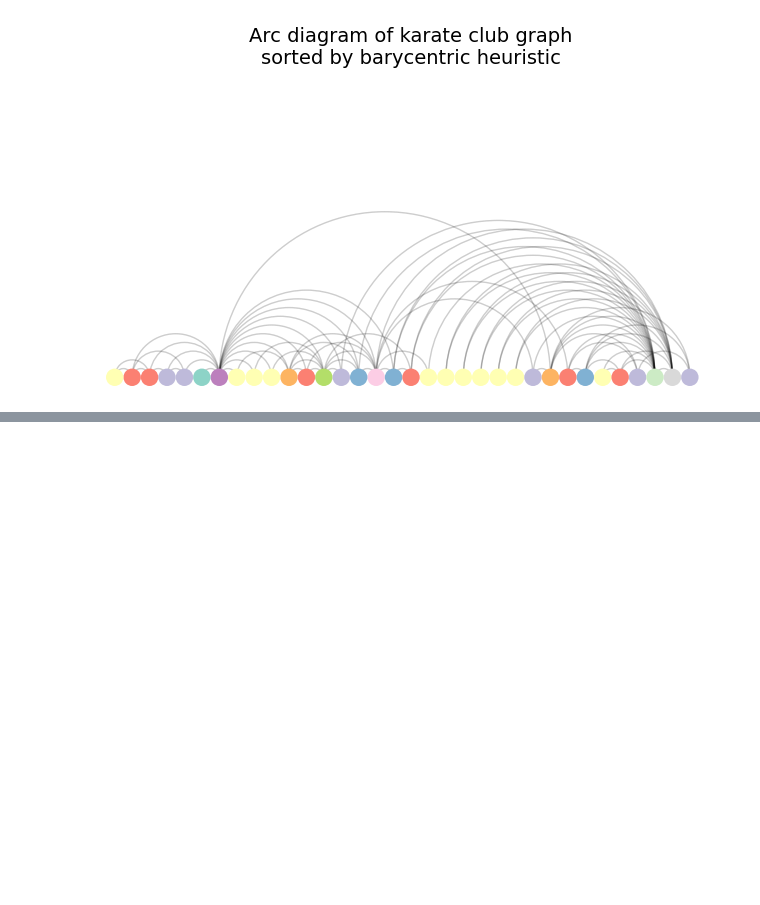
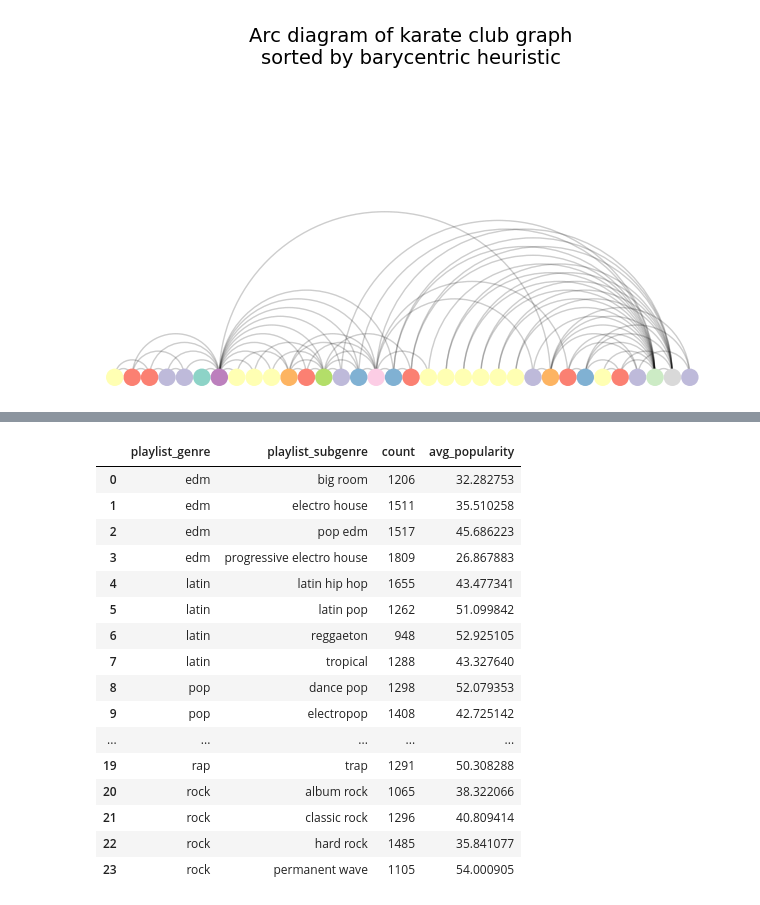
Before and after one commit to IsabellaPodavini/Data_Visulization, a Jupyter notebook: Homework_3/homework_3.ipynb, the cells around one changed output, grey strips where cells are left out. Cells and saved outputs as stored; diff of their text form; code cells hidden in the pictures; blank space fills up the shorter version.

```diff
--- a/Homework_3/homework_3.ipynb
+++ b/Homework_3/homework_3.ipynb
@@ -137,0 +144,20 @@ plt.show()
+# %%
+songs = pd.read_csv("spotify_songs.csv")
+
+# Check row and column numbers
+
+rows = songs.shape[0]
+cols = songs.shape[1]
+print("Rows   : " + str(rows))
+print("Columns: " + str(cols))
+
+
+#print(songs.isnull().sum())
+songs = songs.dropna()
+
+# Adding 'release_year' column
+songs['year'] = pd.DatetimeIndex(songs['track_album_release_date']).year.astype(int)
+
+songs['duration'] = songs['duration_ms']/1000
+songs.sort_values(by='year', ascending=True)
+songs.head()
@@ -137,0 +174,26 @@ plt.show()
+# %%
+# Group by genre and subgenre to get the count and average popularity
+genre_subgenre = songs.groupby(['playlist_genre', 'playlist_subgenre']).agg(
+    count=('track_id', 'size'),
+    avg_popularity=('track_popularity', 'mean')
+).reset_index()
+
+genre_subgenre
+# %% [output]
+|  | playlist_genre | playlist_subgenre | count | avg_popularity |
+| 0 | edm | big room | 1206 | 32.282753 |
+| 1 | edm | electro house | 1511 | 35.510258 |
+| 2 | edm | pop edm | 1517 | 45.686223 |
+| 3 | edm | progressive electro house | 1809 | 26.867883 |
+| 4 | latin | latin hip hop | 1655 | 43.477341 |
+| 5 | latin | latin pop | 1262 | 51.099842 |
+| 6 | latin | reggaeton | 948 | 52.925105 |
+| 7 | latin | tropical | 1288 | 43.327640 |
+| 8 | pop | dance pop | 1298 | 52.079353 |
+| 9 | pop | electropop | 1408 | 42.725142 |
+| ... | ... | ... | ... | ... |
+| 19 | rap | trap | 1291 | 50.308288 |
+| 20 | rock | album rock | 1065 | 38.322066 |
+| 21 | rock | classic rock | 1296 | 40.809414 |
+| 22 | rock | hard rock | 1485 | 35.841077 |
+| 23 | rock | permanent wave | 1105 | 54.000905 |
```
Also changed, not shown: parts of 5 cells of this notebook.
